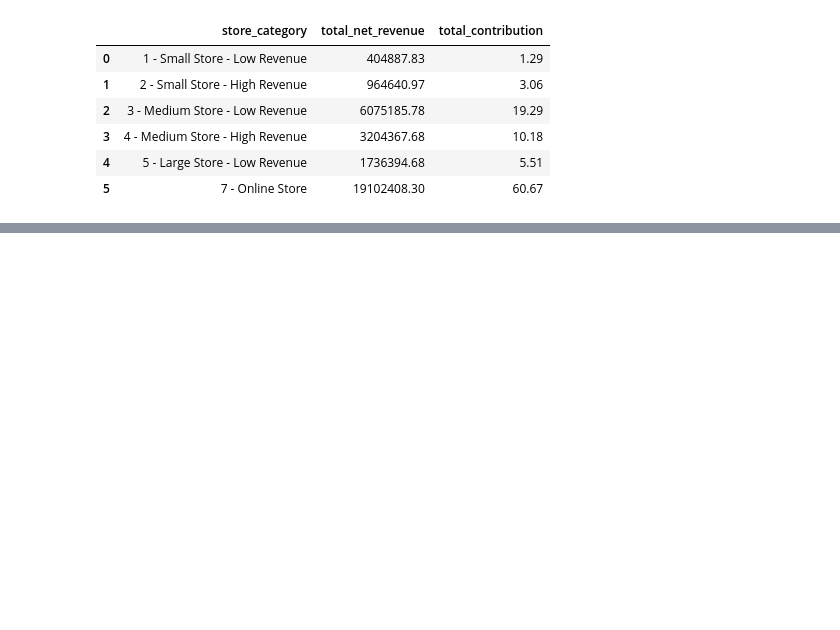
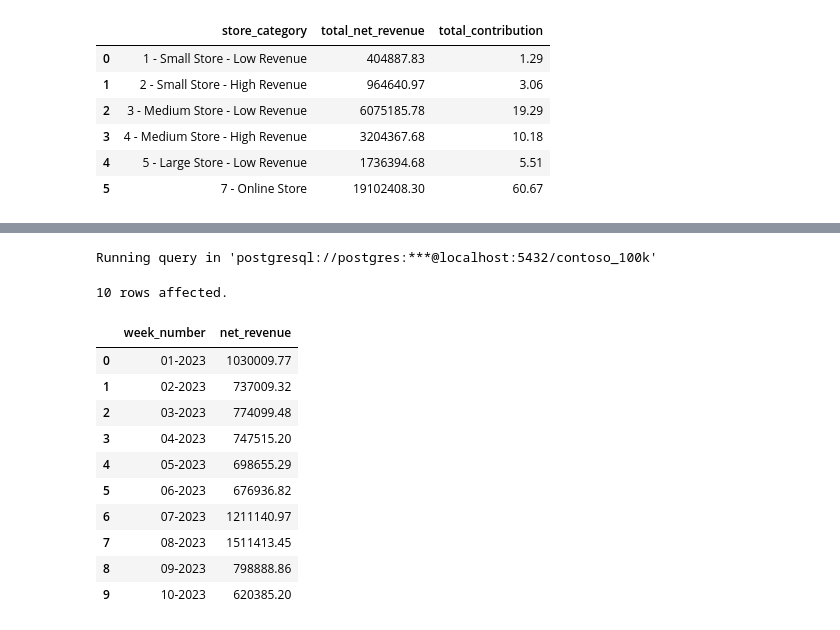
Before and after one commit to Du6eniuk/Du6eniuk, a Jupyter notebook: 0_Intro/2_Colab_Notebooks.ipynb, the cells around one changed output, grey strips where cells are left out. Cells and saved outputs as stored; diff of their text form; code cells hidden in the pictures; blank space fills up the shorter version.

```diff
--- a/0_Intro/2_Colab_Notebooks.ipynb
+++ b/0_Intro/2_Colab_Notebooks.ipynb
@@ -742,0 +749,23 @@ Running query in 'postgresql://postgres:***@localhost:5432/contoso_100k'
+# %%
+%%sql
+SELECT TO_CHAR(orderdate, 'WW-YYYY') AS week_number,
+SUM(netprice * quantity / exchangerate) AS net_revenue
+FROM sales
+WHERE TO_CHAR(orderdate, 'YYYY') = '2023'
+GROUP BY 1
+ORDER BY 1
+LIMIT 10
+# %% [output]
+Running query in 'postgresql://postgres:***@localhost:5432/contoso_100k'
+10 rows affected.
+|  | week_number | net_revenue |
+| 0 | 01-2023 | 1030009.77 |
+| 1 | 02-2023 | 737009.32 |
+| 2 | 03-2023 | 774099.48 |
+| 3 | 04-2023 | 747515.20 |
+| 4 | 05-2023 | 698655.29 |
+| 5 | 06-2023 | 676936.82 |
+| 6 | 07-2023 | 1211140.97 |
+| 7 | 08-2023 | 1511413.45 |
+| 8 | 09-2023 | 798888.86 |
+| 9 | 10-2023 | 620385.20 |
```
Also changed, not shown: parts of 7 cells of this notebook.
